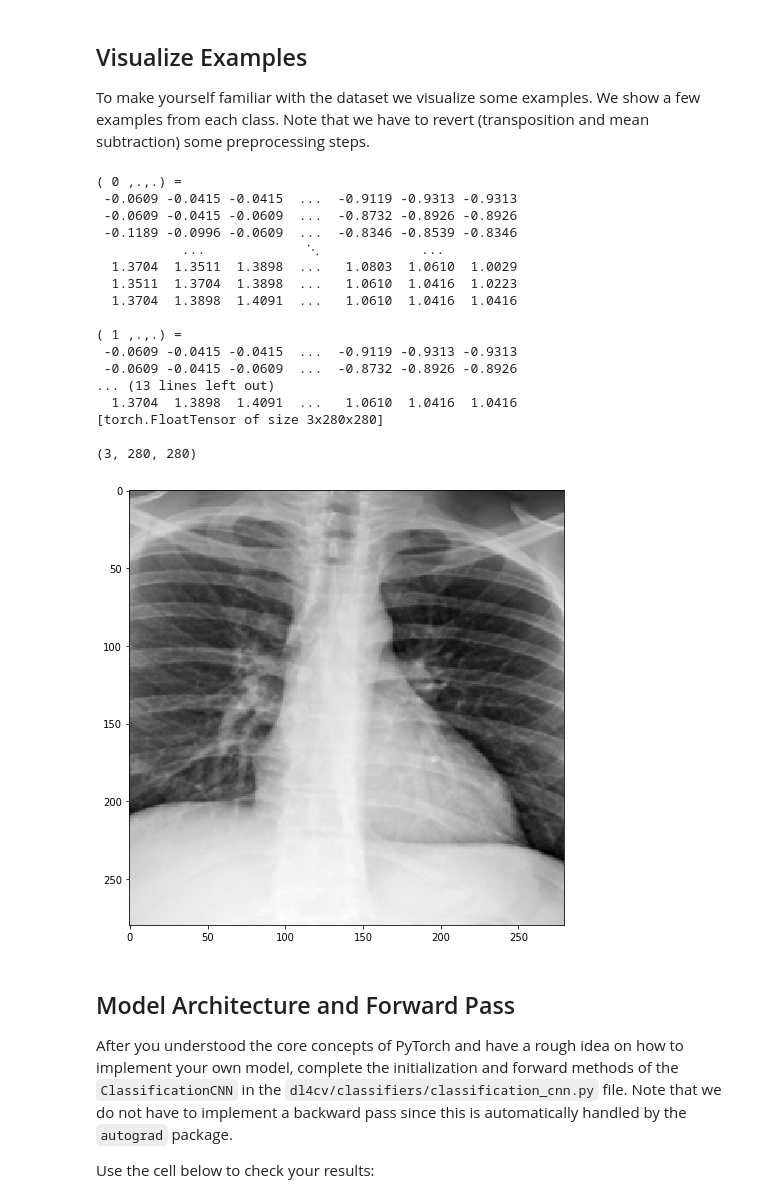
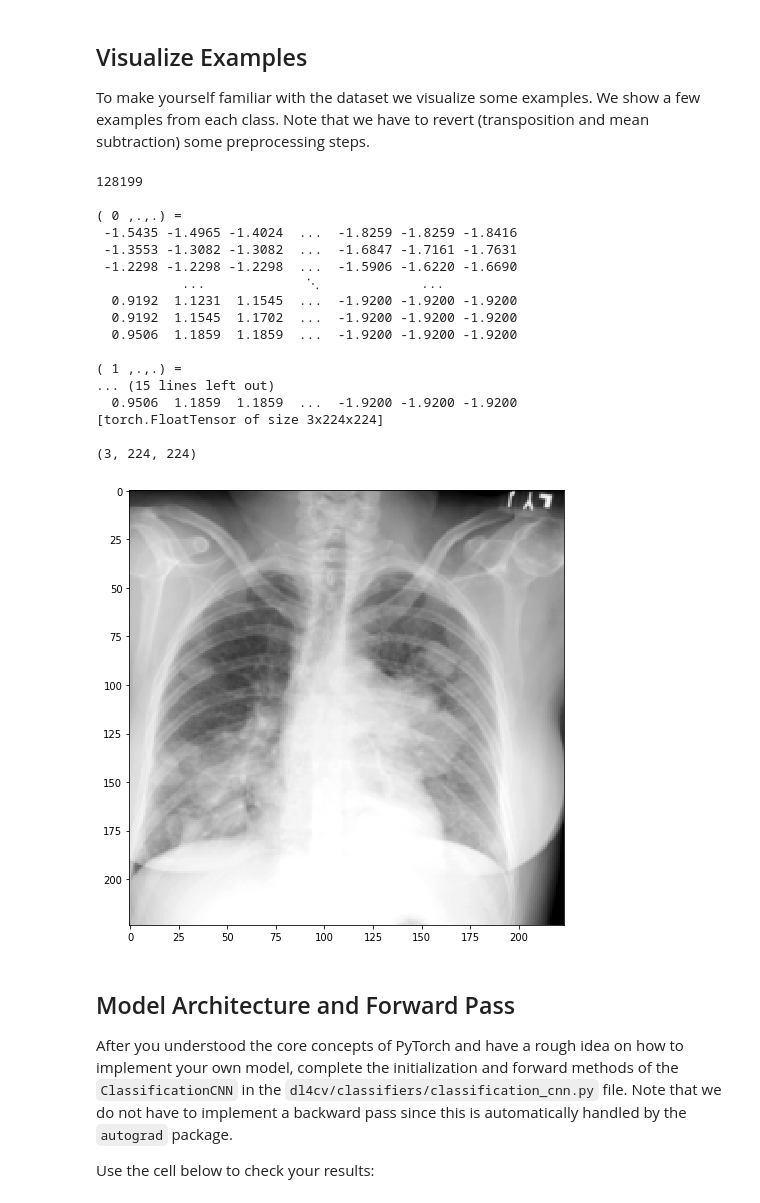
Before and after one commit to yanzhen0923/dl4cvproject, a Jupyter notebook: code/final_project.ipynb, the cells around one changed output. Cells and saved outputs as stored; diff of their text form; code cells hidden in the pictures.

```diff
--- a/code/final_project.ipynb
+++ b/code/final_project.ipynb
@@ -16,7 +16,7 @@ from yz.data_utils import get_Cancer_datasets
 #torch.set_default_tensor_type('torch.FloatTensor')
 
 csv_full_name = '/home/hpc/pr92no/ga42cih2/Projects/dl4cvproject/data/train.csv'
-img_folder_full_name = '/home/hpc/pr92no/ga42cih2/Projects/dl4cvproject/data/train_400'
+img_folder_full_name = '/home/hpc/pr92no/ga42cih2/Projects/dl4cvproject/data/train_256'
 
 %matplotlib inline
 plt.rcParams['figure.figsize'] = (10.0, 8.0) # set default size of plots
@@ -115,33 +118,33 @@ Visualize Examples
 To make yourself familiar with the dataset we visualize some examples. We show a few examples from each class. Note that we have to revert (transposition and mean subtraction) some preprocessing steps.
 # %%
 
-index = 1899
+index = 10000
 img, _ = train_data[index]
+print(torch.sum(img > 0))
 print(img)
-#print(img)
 to_plot = img.cpu().numpy() #+ mean_image
 print(to_plot.shape)
 plt.imshow(to_plot[0])
 plt.show()
 # %% [output]
+128199
+
 ( 0 ,.,.) =
- -0.0609 -0.0415 -0.0415  ...  -0.9119 -0.9313 -0.9313
- -0.0609 -0.0415 -0.0609  ...  -0.8732 -0.8926 -0.8926
- -0.1189 -0.0996 -0.0609  ...  -0.8346 -0.8539 -0.8346
+ -1.5435 -1.4965 -1.4024  ...  -1.8259 -1.8259 -1.8416
+ -1.3553 -1.3082 -1.3082  ...  -1.6847 -1.7161 -1.7631
+ -1.2298 -1.2298 -1.2298  ...  -1.5906 -1.6220 -1.6690
            ...             ⋱             ...
-  1.3704  1.3511  1.3898  ...   1.0803  1.0610  1.0029
-  1.3511  1.3704  1.3898  ...   1.0610  1.0416  1.0223
-  1.3704  1.3898  1.4091  ...   1.0610  1.0416  1.0416
+  0.9192  1.1231  1.1545  ...  -1.9200 -1.9200 -1.9200
+  0.9192  1.1545  1.1702  ...  -1.9200 -1.9200 -1.9200
+  0.9506  1.1859  1.1859  ...  -1.9200 -1.9200 -1.9200
 
 ( 1 ,.,.) =
- -0.0609 -0.0415 -0.0415  ...  -0.9119 -0.9313 -0.9313
- -0.0609 -0.0415 -0.0609  ...  -0.8732 -0.8926 -0.8926
-... (13 lines left out)
-  1.3704  1.3898  1.4091  ...   1.0610  1.0416  1.0416
-[torch.FloatTensor of size 3x280x280]
+... (15 lines left out)
+  0.9506  1.1859  1.1859  ...  -1.9200 -1.9200 -1.9200
+[torch.FloatTensor of size 3x224x224]
 
-(3, 280, 280)
+(3, 224, 224)
-[figure, old version]
+[figure, new version]
 # %% [markdown]
 ## Model Architecture and Forward Pass
 
```
Also changed, not shown: parts of 14 cells of this notebook, 2 other files.
